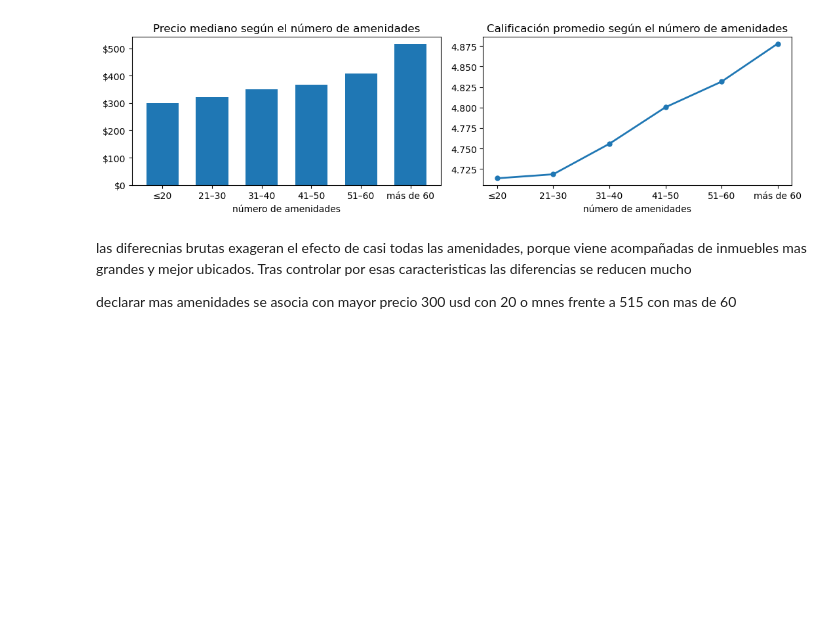
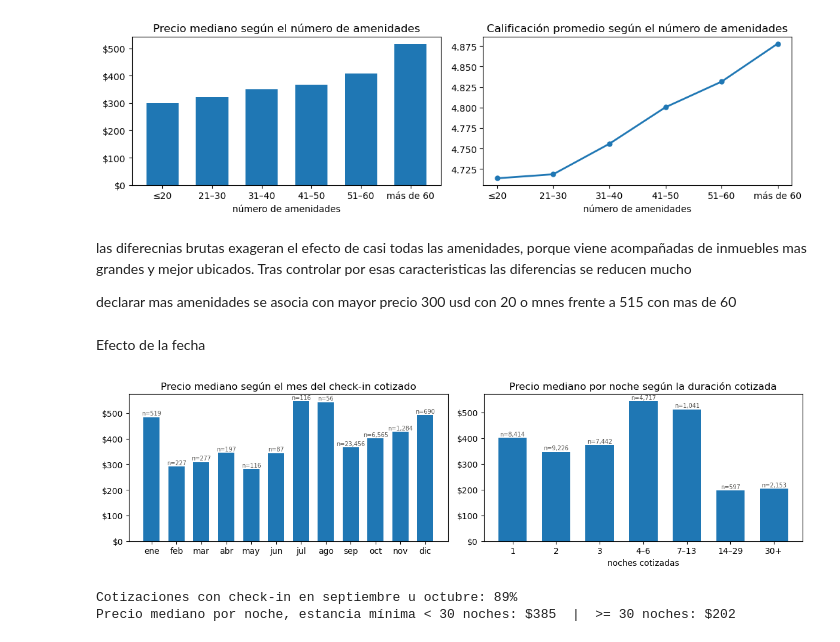
Before and after one commit to Jhonatanclavijo/Reto-Global-Classroom-Anal-tica-de-Airbnb---Hawai, a Jupyter notebook: Analisis exploratorio.ipynb, the cells around one changed output. Cells and saved outputs as stored; diff of their text form; code cells hidden in the pictures; blank space fills up the shorter version.

Commit message:
Efecto de la fecha

```diff
--- a/Analisis exploratorio.ipynb
+++ b/Analisis exploratorio.ipynb
@@ -349,3 +349,30 @@ plt.show()
 las diferecnias brutas exageran el efecto de casi todas las amenidades, porque viene acompañadas de inmuebles mas grandes y mejor ubicados. Tras controlar por esas caracteristicas las diferencias se reducen mucho
 
 declarar mas amenidades se asocia con mayor precio 300 usd con 20 o mnes frente a 515 con mas de 60
+# %% [markdown]
+Efecto de la fecha
+# %%
+fig, axes = plt.subplots(1, 2, figsize=(12, 3.4))
+meses = df.groupby("quote_checkin_month")["price"].agg(["median", "size"])
+nombres = ["ene", "feb", "mar", "abr", "may", "jun", "jul", "ago", "sep", "oct", "nov", "dic"]
+axes[0].bar([nombres[m - 1] for m in meses.index], meses["median"], width=0.65)
+for i, (v, n) in enumerate(zip(meses["median"], meses["size"])):
+    axes[0].text(i, v + 8, f"n={n:,}", ha="center", fontsize=7, color="#52514e")
+axes[0].yaxis.set_major_formatter(usd); axes[0].grid(axis="x", visible=False)
+axes[0].set_title("Precio mediano según el mes del check-in cotizado")
+
+df["noches_bin"] = pd.cut(df["quote_nights"], [0, 1, 2, 3, 6, 13, 29, 400], labels=["1", "2", "3", "4–6", "7–13", "14–29", "30+"])
+noches = df.groupby("noches_bin", observed=True)["price"].agg(["median", "size"])
+axes[1].bar(noches.index.astype(str), noches["median"], width=0.65)
+for i, (v, n) in enumerate(zip(noches["median"], noches["size"])):
+    axes[1].text(i, v + 8, f"n={n:,}", ha="center", fontsize=7, color="#52514e")
+axes[1].yaxis.set_major_formatter(usd); axes[1].grid(axis="x", visible=False)
+axes[1].set_xlabel("noches cotizadas"); axes[1].set_title("Precio mediano por noche según la duración cotizada")
+plt.tight_layout()
+plt.show()
+print(f"Cotizaciones con check-in en septiembre u octubre: {df['quote_checkin_month'].isin([9, 10]).mean():.0%}")
+print(f"Precio mediano por noche, estancia mínima < 30 noches: ${df.loc[df['long_stay']==0,'price'].median():,.0f}  |  >= 30 noches: ${df.loc[df['long_stay']==1,'price'].median():,.0f}")
+# %% [output]
+[figure, added]
+Cotizaciones con check-in en septiembre u octubre: 89%
+Precio mediano por noche, estancia mínima < 30 noches: $385  |  >= 30 noches: $202
```
